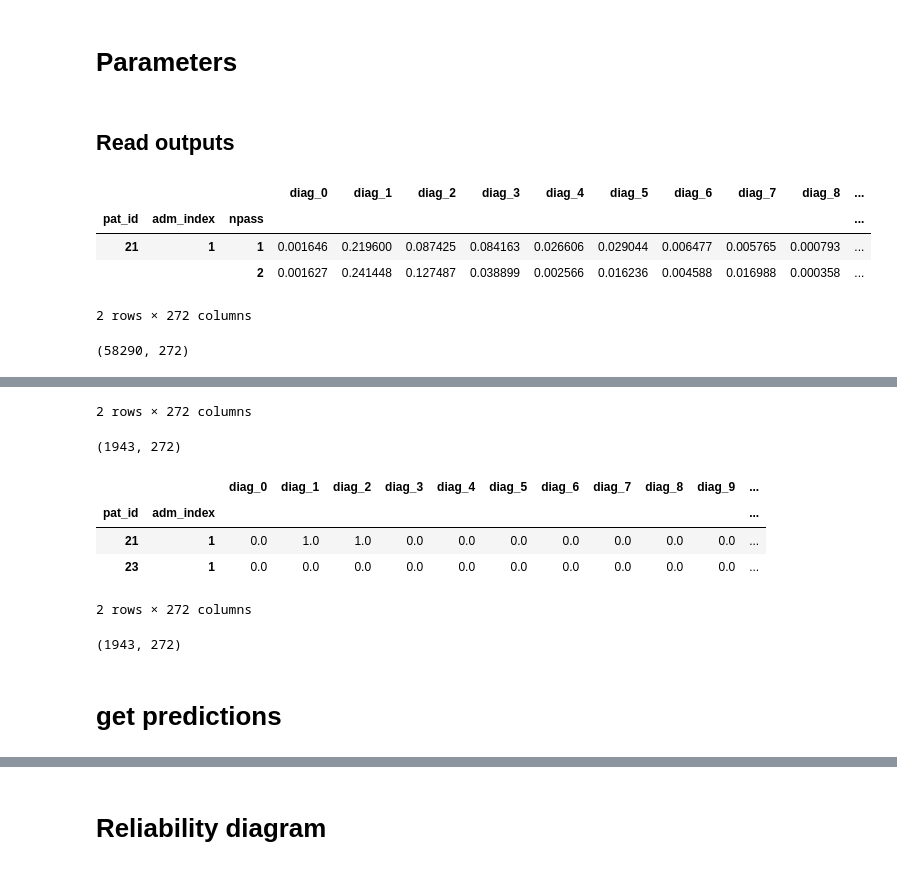
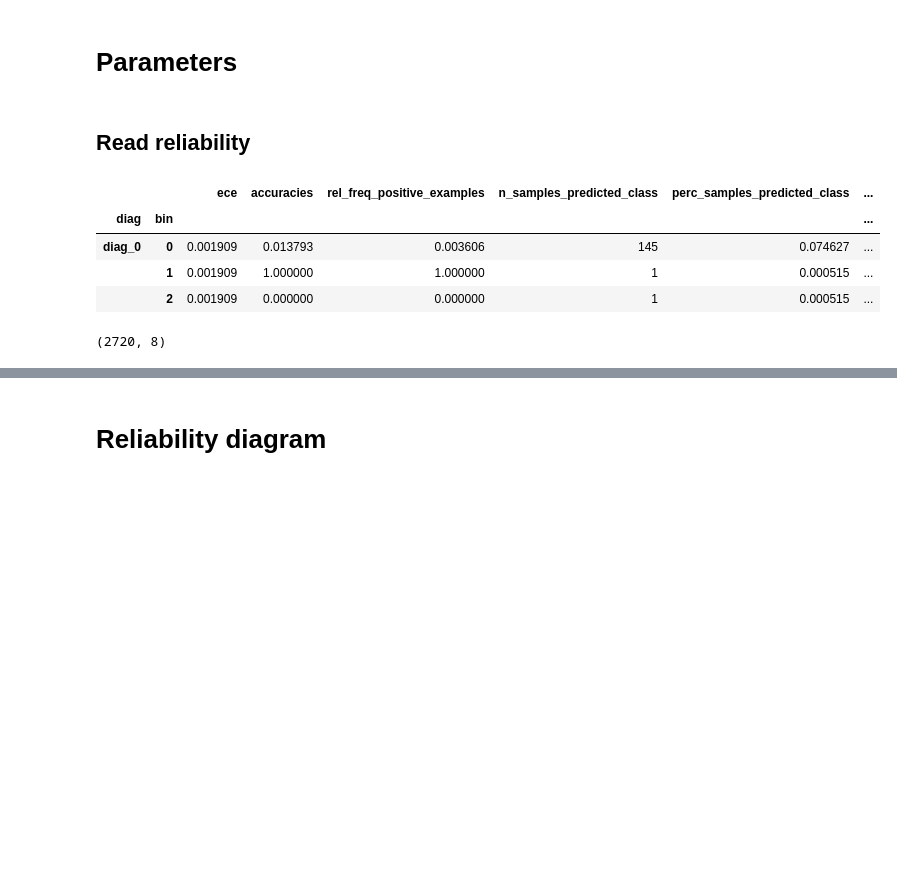
Before and after one commit to snovaisg/master-thesis, a Jupyter notebook: Abstention/ECE plotting.ipynb, the cells around one changed output, grey strips where cells are left out. Saved outputs shown, nothing was run; the diff lists cells and outputs as text; code cells hidden in the pictures; blank space fills up the shorter version.

```diff
--- a/Abstention/ECE plotting.ipynb
+++ b/Abstention/ECE plotting.ipynb
@@ -76,33 +42,22 @@ InteractiveShell.ast_node_interactivity = "all"
 # %% [markdown]
 # Parameters
 # %%
-experiment_id = 'A'
+experiment_path = 'data/deterministic/A'
 
-experiment_folder = os.path.join(settings.data_base,settings.variational_data_folder,experiment_id)
-assert os.path.exists(experiment_folder),f'Experiment {experiment_id} data doesn\'t exist. You can create it with <CreateVariationalOutputs.ipynb>'
+reliability_file = os.path.join(experiment_path,'reliability.csv')
+
+assert os.path.isfile(reliability_file),f'Oops. File doesnt exit. You can create it with <Generate Reliability Outputs.ipynb>'
 # %% [markdown]
-## Read outputs
+## Read reliability
 # %%
-var_path = os.path.join(experiment_folder,'variational_forward.csv')
-det_path = os.path.join(experiment_folder,'deterministic_forward.csv')
-golden_path = os.path.join(experiment_folder,'golden.csv')
+reliability = pd.read_csv(reliability_file,index_col=[0,1]).sort_index()
 
-df_var = pd.read_csv(var_path,index_col=[0,1,2])
-df_det = pd.read_csv(det_path,index_col=[0,1])
-df_golden = pd.read_csv(golden_path,index_col=[0,1])
-
-df_var.head(2)
-df_var.shape
-
-df_det.head(2)
-df_det.shape
-
-df_golden.head(2)
-df_golden.shape
+reliability.head(3)
+reliability.shape
 # %% [output]
-|  |  |  | diag_0 | diag_1 | diag_2 | diag_3 | diag_4 | diag_5 | diag_6 | diag_7 | diag_8 | ... |
-| pat_id | adm_index | npass |  |  |  |  |  |  |  |  |  | ... |
-| 21 | 1 | 1 | 0.001646 | 0.219600 | 0.087425 | 0.084163 | 0.026606 | 0.029044 | 0.006477 | 0.005765 | 0.000793 | ... |
-|  |  | 2 | 0.001627 | 0.241448 | 0.127487 | 0.038899 | 0.002566 | 0.016236 | 0.004588 | 0.016988 | 0.000358 | ... |
+|  |  | ece | accuracies | rel_freq_positive_examples | n_samples_predicted_class | perc_samples_predicted_class | ... |
+| diag | bin |  |  |  |  |  | ... |
+| diag_0 | 0 | 0.001909 | 0.013793 | 0.003606 | 145 | 0.074627 | ... |
+|  | 1 | 0.001909 | 1.000000 | 1.000000 | 1 | 0.000515 | ... |
+|  | 2 | 0.001909 | 0.000000 | 0.000000 | 1 | 0.000515 | ... |
-2 rows × 272 columns
+(2720, 8)
-(58290, 272)
@@ -113,10 +63,0 @@ df_golden.shape
-2 rows × 272 columns
-(1943, 272)
-|  |  | diag_0 | diag_1 | diag_2 | diag_3 | diag_4 | diag_5 | diag_6 | diag_7 | diag_8 | diag_9 | ... |
-| pat_id | adm_index |  |  |  |  |  |  |  |  |  |  | ... |
-| 21 | 1 | 0.0 | 1.0 | 1.0 | 0.0 | 0.0 | 0.0 | 0.0 | 0.0 | 0.0 | 0.0 | ... |
-| 23 | 1 | 0.0 | 0.0 | 0.0 | 0.0 | 0.0 | 0.0 | 0.0 | 0.0 | 0.0 | 0.0 | ... |
-2 rows × 272 columns
-(1943, 272)
-# %% [markdown]
-# get predictions
```
Also changed, not shown: parts of 34 cells of this notebook, 22 other files.
